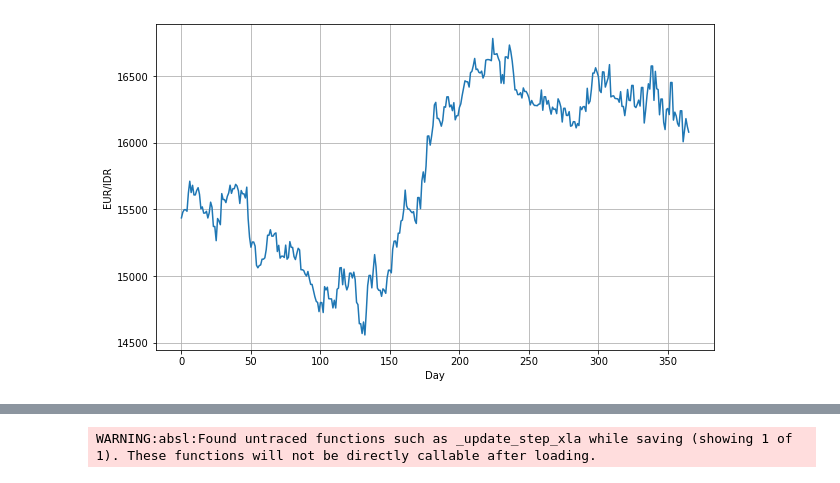
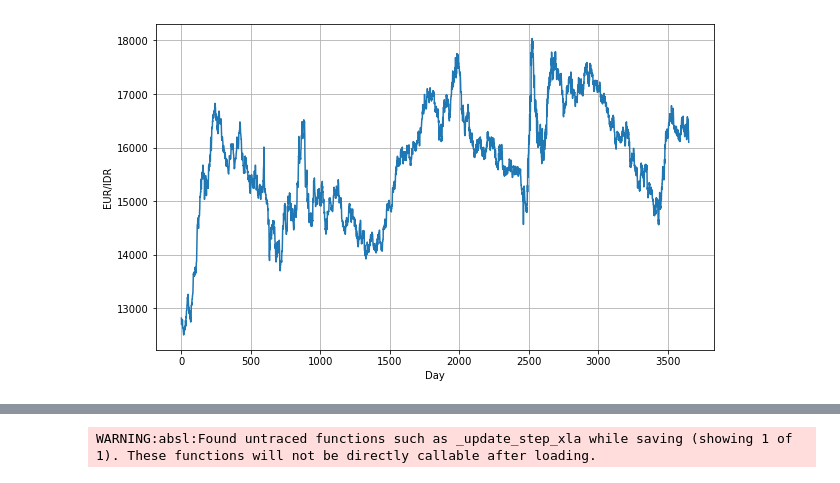
Before and after one commit to C23-PR588/autoforex-machine-learning, a Jupyter notebook: Bad_model.ipynb, the cells around one changed output, grey strips where cells are left out. Drawn from its saved outputs; the diff is of its cells as text; code cells hidden in the pictures.

```diff
--- a/Bad_model.ipynb
+++ b/Bad_model.ipynb
@@ -58,29 +58,29 @@ def plot_series(x, y, format="-", start=0, end=None,
 # %%
 # Initialize lists
 time_step = []
 sunspots = []
 
 # Open CSV file
-with open('./currency_data.csv') as csvfile:
+with open('./currency_data_10_years.csv') as csvfile:
 
     # Initialize reader
     reader = csv.reader(csvfile, delimiter=',')
 
     # Skip the first line
     next(reader)
 
     # Append row and sunspot number to lists
     for i,row in enumerate(reader):
         time_step.append(int(i))
         sunspots.append(float(row[1]))
 
 # Convert lists to numpy arrays
 time = np.array(time_step)
 series = np.array(sunspots)
 
 # Preview the data
 plot_series(time, series, xlabel='Day', ylabel='EUR/IDR')
 # %% [output]
-[figure, old version]
+[figure, new version]
 # %%
 # Define the split time
```
Also changed, not shown: parts of 18 cells of this notebook, 2 other files.
